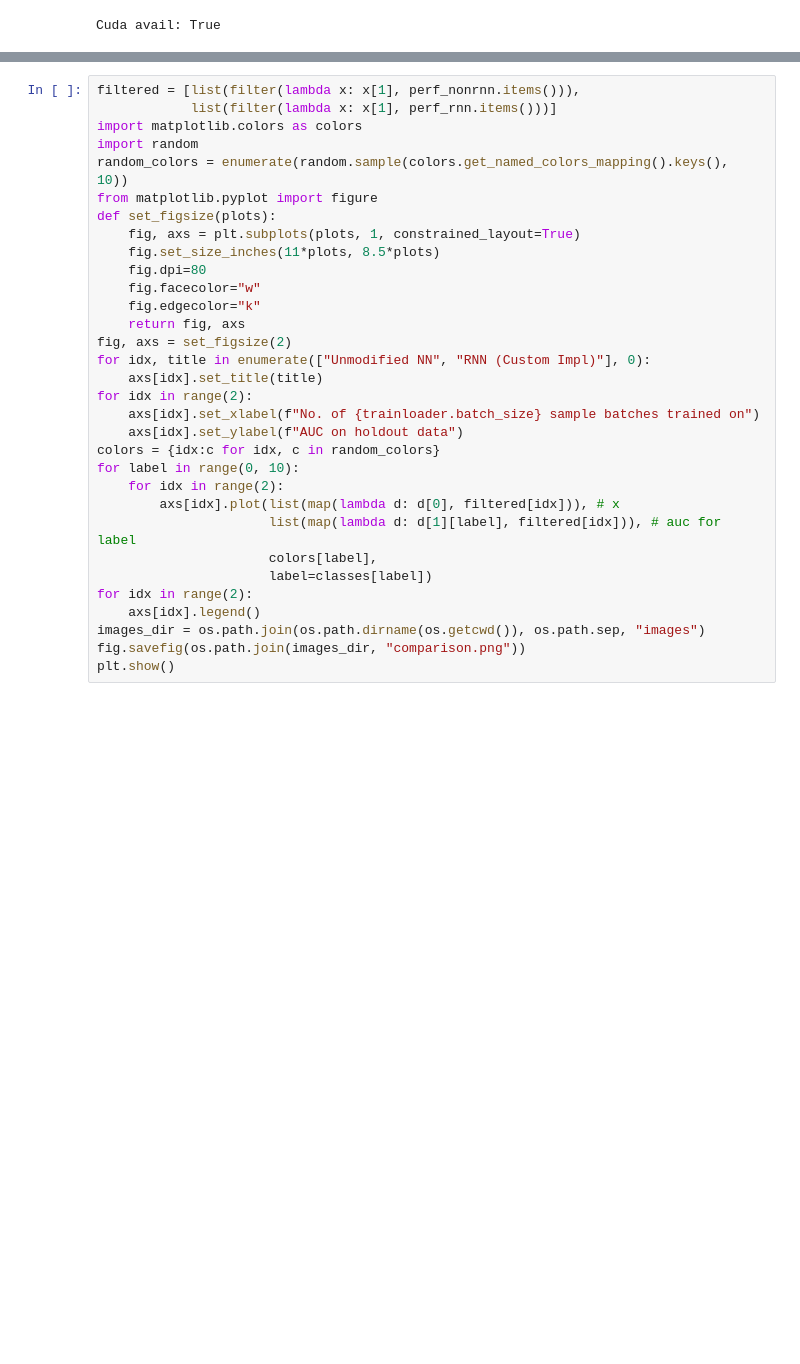
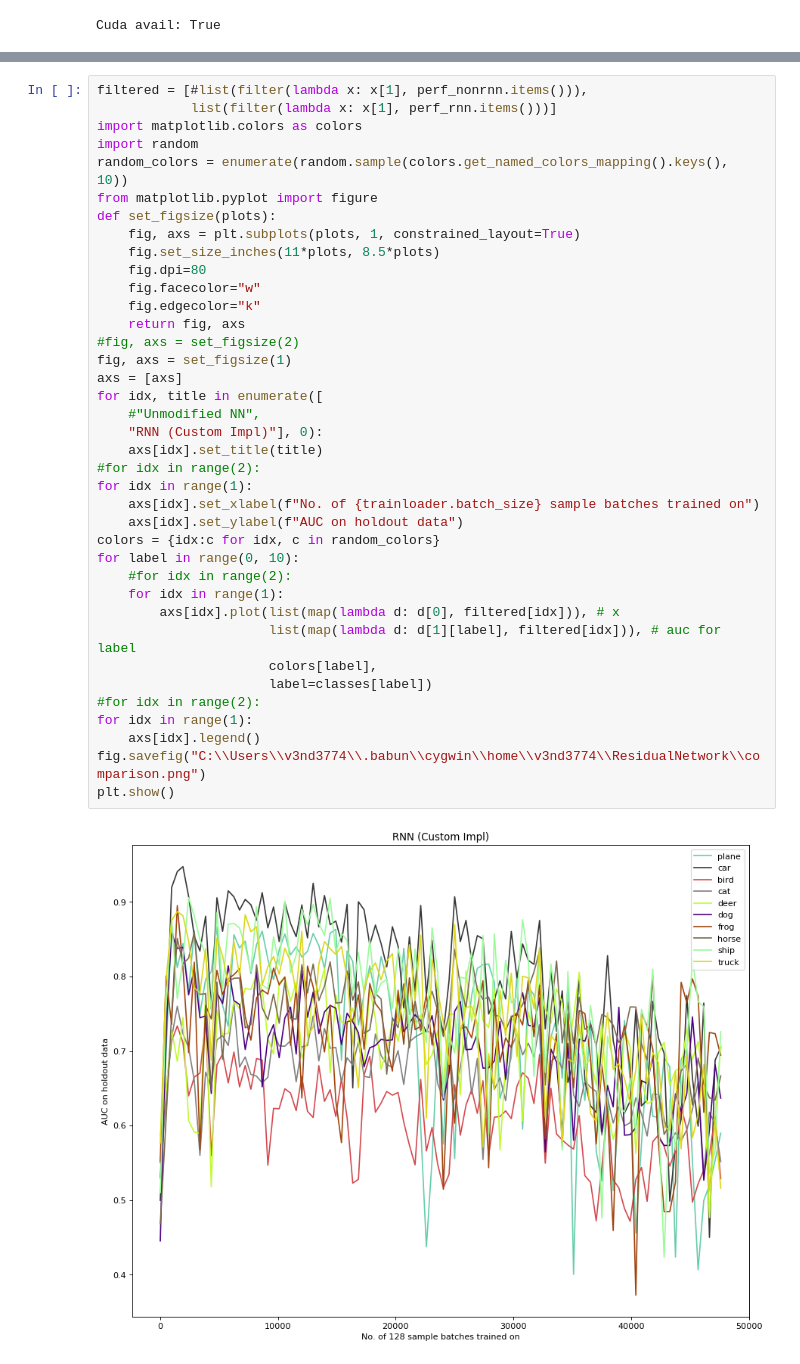
Before and after one commit to v3nd3774/ResidualNetwork, a Jupyter notebook: notebooks/Residual.ipynb, the cells around one changed output, grey strips where cells are left out. Drawn from its saved outputs; the diff is of its cells as text; blank space fills up the shorter version.

```diff
--- a/notebooks/Residual.ipynb
+++ b/notebooks/Residual.ipynb
@@ -59,32 +72,40 @@ perf_nonrnn, nonrnn = evaluate_network_opt(
 # %%
-filtered = [list(filter(lambda x: x[1], perf_nonrnn.items())),
+filtered = [#list(filter(lambda x: x[1], perf_nonrnn.items())),
             list(filter(lambda x: x[1], perf_rnn.items()))]
 import matplotlib.colors as colors
 import random
 random_colors = enumerate(random.sample(colors.get_named_colors_mapping().keys(), 10))
 from matplotlib.pyplot import figure
 def set_figsize(plots):
     fig, axs = plt.subplots(plots, 1, constrained_layout=True)
     fig.set_size_inches(11*plots, 8.5*plots)
     fig.dpi=80
     fig.facecolor="w"
     fig.edgecolor="k"
     return fig, axs
-fig, axs = set_figsize(2)
-for idx, title in enumerate(["Unmodified NN", "RNN (Custom Impl)"], 0):
+#fig, axs = set_figsize(2)
+fig, axs = set_figsize(1)
+axs = [axs]
+for idx, title in enumerate([
+    #"Unmodified NN",
+    "RNN (Custom Impl)"], 0):
     axs[idx].set_title(title)
-for idx in range(2):
+#for idx in range(2):
+for idx in range(1):
     axs[idx].set_xlabel(f"No. of {trainloader.batch_size} sample batches trained on")
     axs[idx].set_ylabel(f"AUC on holdout data")
 colors = {idx:c for idx, c in random_colors}
 for label in range(0, 10):
-    for idx in range(2):
+    #for idx in range(2):
+    for idx in range(1):
         axs[idx].plot(list(map(lambda d: d[0], filtered[idx])), # x
                       list(map(lambda d: d[1][label], filtered[idx])), # auc for label
                       colors[label],
                       label=classes[label])
-for idx in range(2):
+#for idx in range(2):
+for idx in range(1):
     axs[idx].legend()
-images_dir = os.path.join(os.path.dirname(os.getcwd()), os.path.sep, "images")
-fig.savefig(os.path.join(images_dir, "comparison.png"))
+fig.savefig("C:\\Users\\v3nd3774\\.babun\\cygwin\\home\\v3nd3774\\ResidualNetwork\\comparison.png")
 plt.show()
+# %% [output]
+[figure, added]
```
Also changed, not shown: parts of 5 cells of this notebook, 5 other files.
